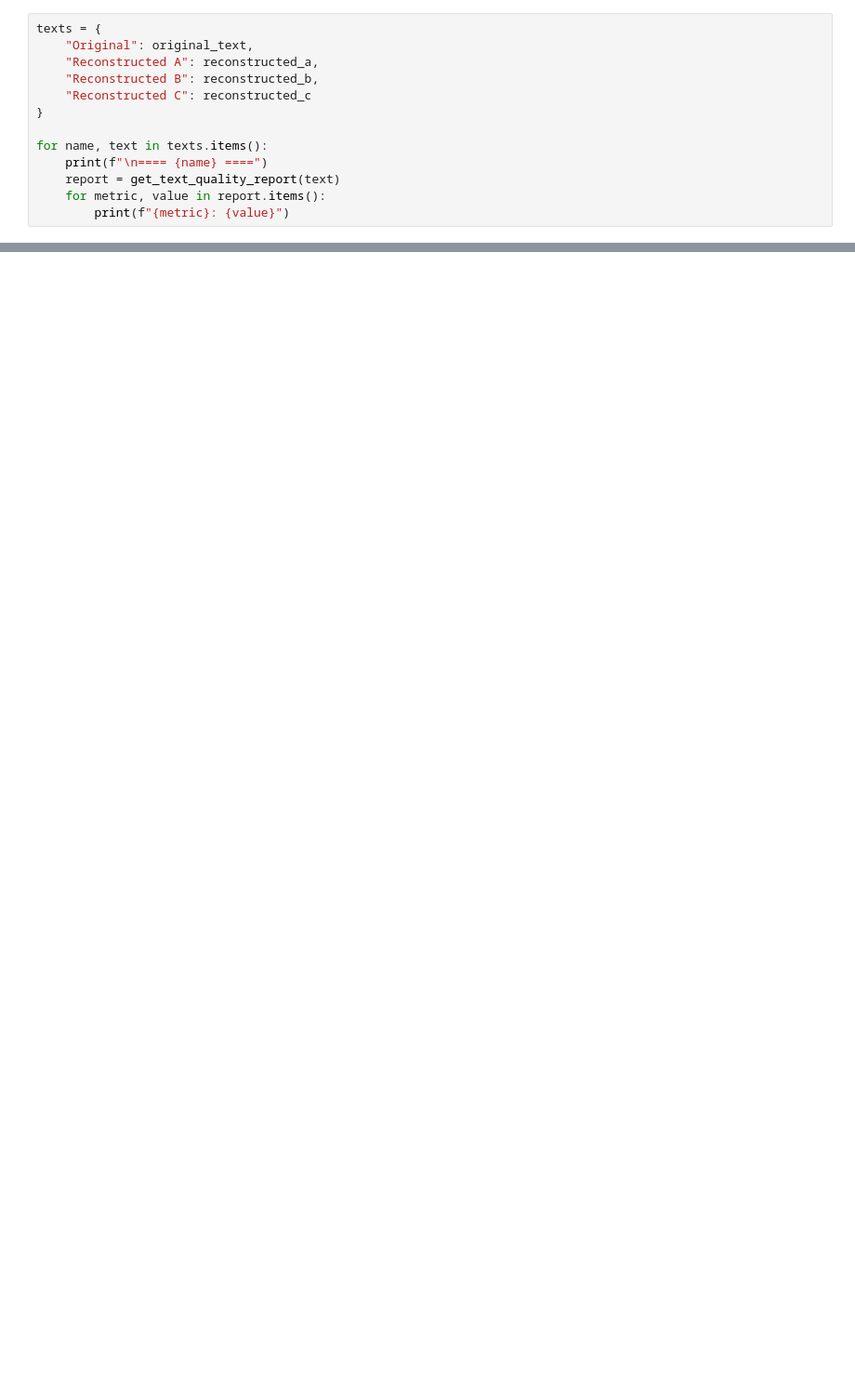
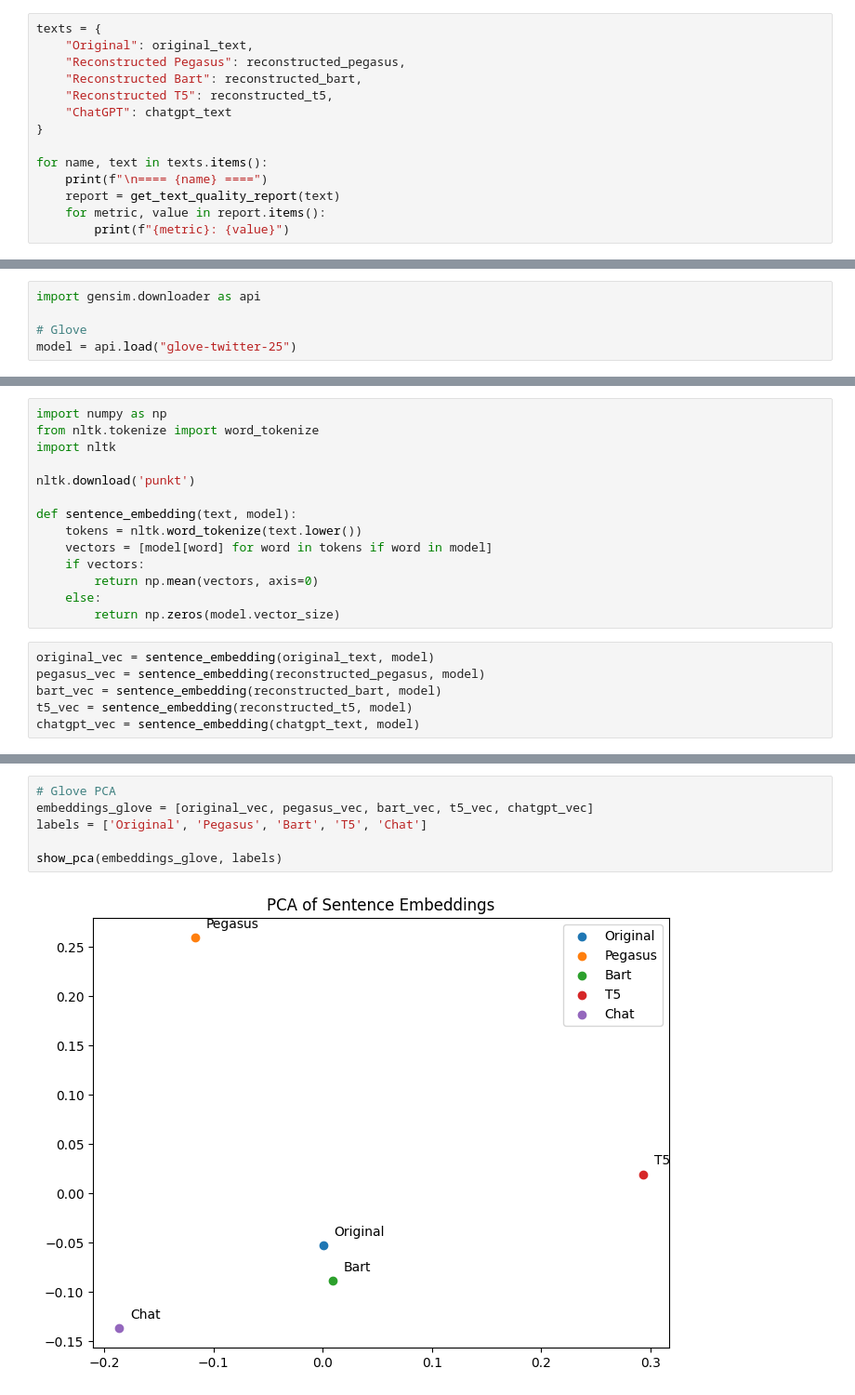
Before and after one commit to dimitry-lzs/nlp, a Jupyter notebook: part2.ipynb, the cells around one changed output, grey strips where cells are left out. Shown: that part at 93% size. Cells and saved outputs as stored; diff of their text form; blank space fills up the shorter version.

```diff
--- a/part2.ipynb
+++ b/part2.ipynb
@@ -33,9 +44,10 @@ def get_text_quality_report(text):
 # %%
 texts = {
     "Original": original_text,
-    "Reconstructed A": reconstructed_a,
-    "Reconstructed B": reconstructed_b,
-    "Reconstructed C": reconstructed_c
+    "Reconstructed Pegasus": reconstructed_pegasus,
+    "Reconstructed Bart": reconstructed_bart,
+    "Reconstructed T5": reconstructed_t5,
+    "ChatGPT": chatgpt_text
 }
 
 for name, text in texts.items():
@@ -117,0 +134,5 @@ plt.show()
+# %%
+import gensim.downloader as api
+
+# Glove
+model = api.load("glove-twitter-25")
@@ -117,0 +141,20 @@ plt.show()
+# %%
+import numpy as np
+from nltk.tokenize import word_tokenize
+import nltk
+
+nltk.download('punkt')
+
+def sentence_embedding(text, model):
+    tokens = nltk.word_tokenize(text.lower())
+    vectors = [model[word] for word in tokens if word in model]
+    if vectors:
+        return np.mean(vectors, axis=0)
+    else:
+        return np.zeros(model.vector_size)
+# %%
+original_vec = sentence_embedding(original_text, model)
+pegasus_vec = sentence_embedding(reconstructed_pegasus, model)
+bart_vec = sentence_embedding(reconstructed_bart, model)
+t5_vec = sentence_embedding(reconstructed_t5, model)
+chatgpt_vec = sentence_embedding(chatgpt_text, model)
@@ -117,0 +172,8 @@ plt.show()
+# %%
+# Glove PCA
+embeddings_glove = [original_vec, pegasus_vec, bart_vec, t5_vec, chatgpt_vec]
+labels = ['Original', 'Pegasus', 'Bart', 'T5', 'Chat']
+
+show_pca(embeddings_glove, labels)
+# %% [output]
+[figure, added]
```
Also changed, not shown: parts of 23 cells of this notebook, 1 other file.
